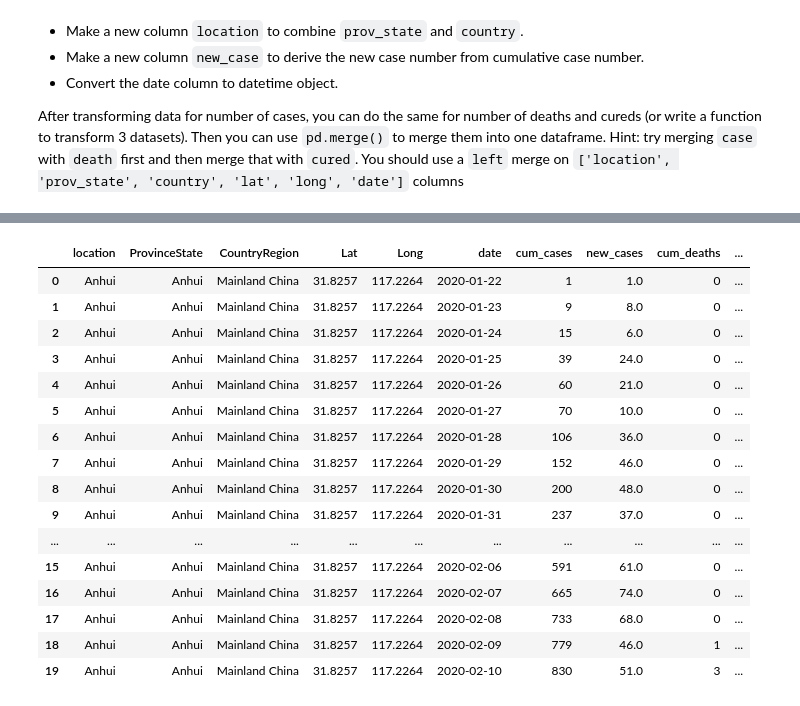
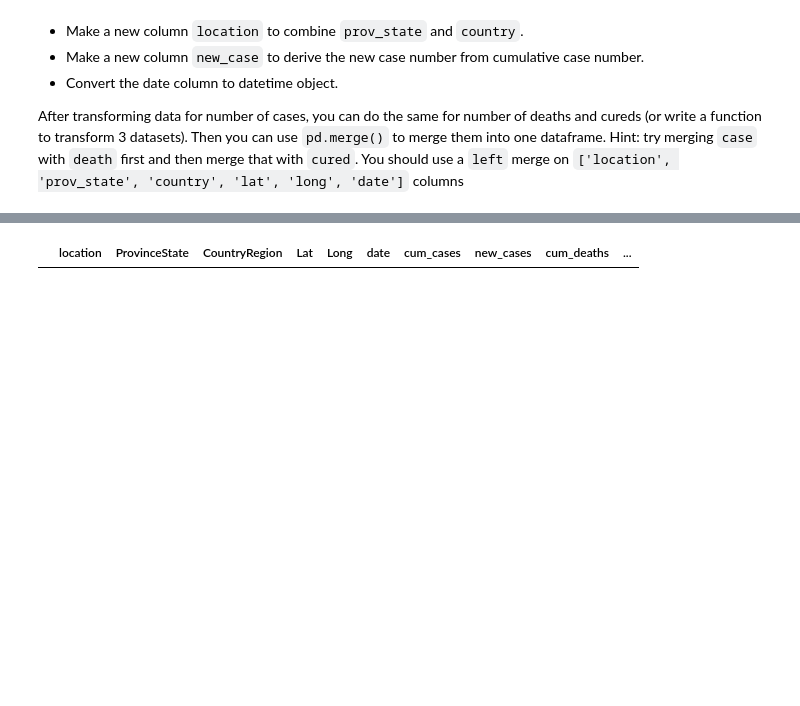
Before and after one commit to mustakarhu/ELY-Python-for-Data-Science, a Jupyter notebook: ncov/ncov.ipynb, the cells around one changed output, grey strips where cells are left out. Cells and saved outputs as stored; diff of their text form; code cells hidden in the pictures; blank space fills up the shorter version.

```diff
--- a/ncov/ncov.ipynb
+++ b/ncov/ncov.ipynb
@@ -64,13 +64,17 @@ stack = stack.reset_index()
 
 # rename columns
 stack.columns = ['ProvinceState','CountryRegion', 'Lat', 'Long','date','cum_cases']
-stack = stack[stack.cum_cases>0]
+
+# remove rows where cummulative cases are 0
+stack = stack[stack.cum_cases!=0]
 
 # create a location column combining ProviceState or CountryRegion
 stack['location'] = np.where(stack.ProvinceState.notna(), stack.ProvinceState, stack.CountryRegion)
 
 # create a new cases column
-stack['new_cases'] = np.where(stack.cum_cases.diff(periods=1)>=0, stack.cum_cases.diff(periods=1), stack.cum_cases)
+# stack['new_cases'] = np.where(stack.cum_cases.diff(periods=1)>=0, stack.cum_cases.diff(periods=1), stack.cum_cases)
+stack['new_cases'] = stack.groupby('location').cum_cases.diff(1)
+stack.new_cases = stack.new_cases.fillna(stack.cum_cases)
 
 # convert the date column to datetime object
 stack.date = pd.to_datetime(stack.date, format='%m/%d/%y', errors='coerce')
@@ -78,6 +82,6 @@ stack.date = pd.to_datetime(stack.date, format='%m/%d/%y', errors='coerce')
 # rearranging the columns and assigning to dataframe variable.
 df = stack[['location', 'ProvinceState', 'CountryRegion', 'Lat', 'Long', 'date', 'cum_cases', 'new_cases']]
 
-df.iloc[500:510]
+df.iloc[1505:1550]
 # %% [output]
 |  | location | ProvinceState | CountryRegion | Lat | Long | date | cum_cases | new_cases |
@@ -106,44 +116,31 @@ cured.head()
 # %%
 stack = deaths.stack()
 stack = stack.reset_index()
 
 # rename columns
 stack.columns = ['ProvinceState','CountryRegion', 'Lat', 'Long','date','cum_deaths']
 # stack = stack[stack.cum_deaths>0]
 
 # create a location column combining ProviceState or CountryRegion
 stack['location'] = np.where(stack.ProvinceState.notna(), stack.ProvinceState, stack.CountryRegion)
 
 # create a new deaths column
-stack['new_deaths'] = np.where(stack.cum_deaths.diff(periods=1)>=0, stack.cum_deaths.diff(periods=1), stack.cum_deaths)
+# stack['new_deaths'] = np.where(stack.cum_deaths.diff(periods=1)>=0, stack.cum_deaths.diff(periods=1), stack.cum_deaths)
+stack['new_deaths'] = stack.groupby('location').cum_deaths.diff(1)
+stack.new_deaths = stack.new_deaths.fillna(stack.cum_deaths)
 
 # convert the date column to datetime object
 stack.date = pd.to_datetime(stack.date, format='%m/%d/%y', errors='coerce')
 
 # rearrange dataframe.
 stack = stack[['location', 'ProvinceState', 'CountryRegion', 'Lat', 'Long', 'date', 'cum_deaths', 'new_deaths']]
 
 # merge deaths with cases
 df = df.merge(stack)
 df.head(20)
+df[df.new_deaths<0]
 # %% [output]
 |  | location | ProvinceState | CountryRegion | Lat | Long | date | cum_cases | new_cases | cum_deaths | ... |
-| 0 | Anhui | Anhui | Mainland China | 31.8257 | 117.2264 | 2020-01-22 | 1 | 1.0 | 0 | ... |
-| 1 | Anhui | Anhui | Mainland China | 31.8257 | 117.2264 | 2020-01-23 | 9 | 8.0 | 0 | ... |
-| 2 | Anhui | Anhui | Mainland China | 31.8257 | 117.2264 | 2020-01-24 | 15 | 6.0 | 0 | ... |
-| 3 | Anhui | Anhui | Mainland China | 31.8257 | 117.2264 | 2020-01-25 | 39 | 24.0 | 0 | ... |
-| 4 | Anhui | Anhui | Mainland China | 31.8257 | 117.2264 | 2020-01-26 | 60 | 21.0 | 0 | ... |
-| 5 | Anhui | Anhui | Mainland China | 31.8257 | 117.2264 | 2020-01-27 | 70 | 10.0 | 0 | ... |
-| 6 | Anhui | Anhui | Mainland China | 31.8257 | 117.2264 | 2020-01-28 | 106 | 36.0 | 0 | ... |
-| 7 | Anhui | Anhui | Mainland China | 31.8257 | 117.2264 | 2020-01-29 | 152 | 46.0 | 0 | ... |
-| 8 | Anhui | Anhui | Mainland China | 31.8257 | 117.2264 | 2020-01-30 | 200 | 48.0 | 0 | ... |
-| 9 | Anhui | Anhui | Mainland China | 31.8257 | 117.2264 | 2020-01-31 | 237 | 37.0 | 0 | ... |
-| ... | ... | ... | ... | ... | ... | ... | ... | ... | ... | ... |
-| 15 | Anhui | Anhui | Mainland China | 31.8257 | 117.2264 | 2020-02-06 | 591 | 61.0 | 0 | ... |
-| 16 | Anhui | Anhui | Mainland China | 31.8257 | 117.2264 | 2020-02-07 | 665 | 74.0 | 0 | ... |
-| 17 | Anhui | Anhui | Mainland China | 31.8257 | 117.2264 | 2020-02-08 | 733 | 68.0 | 0 | ... |
-| 18 | Anhui | Anhui | Mainland China | 31.8257 | 117.2264 | 2020-02-09 | 779 | 46.0 | 1 | ... |
-| 19 | Anhui | Anhui | Mainland China | 31.8257 | 117.2264 | 2020-02-10 | 830 | 51.0 | 3 | ... |
 # %%
 stack = cured.stack()
 stack = stack.reset_index()
```
Also changed, not shown: parts of 12 cells of this notebook.
